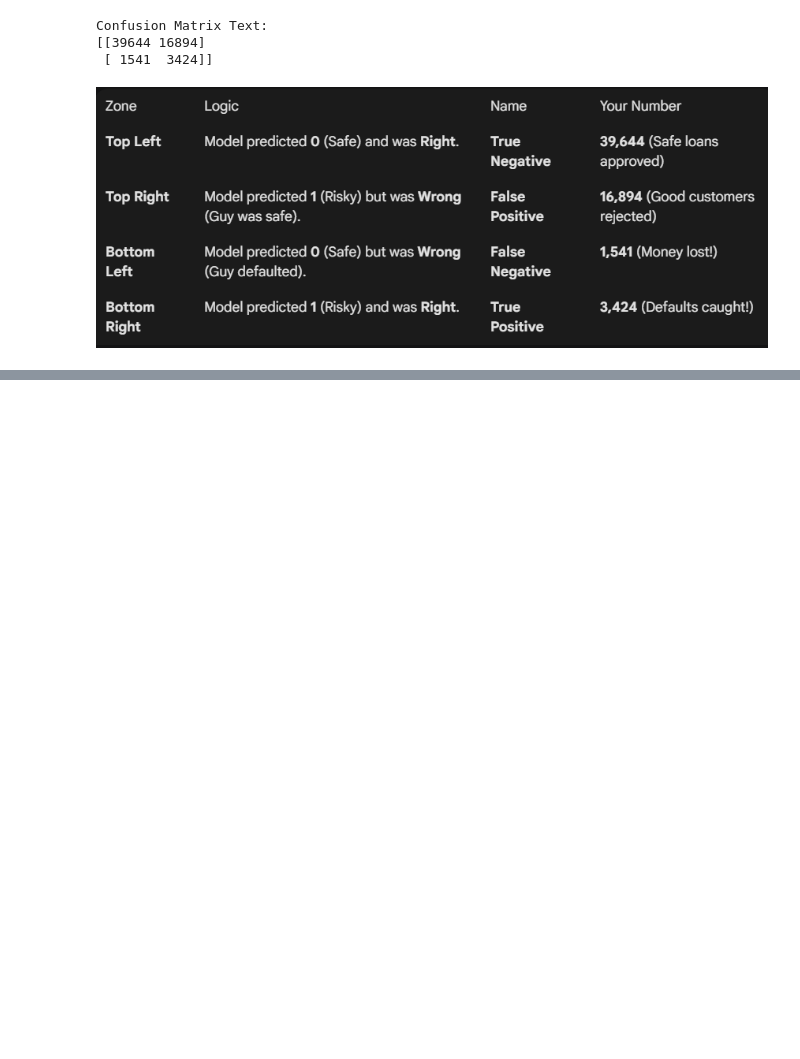
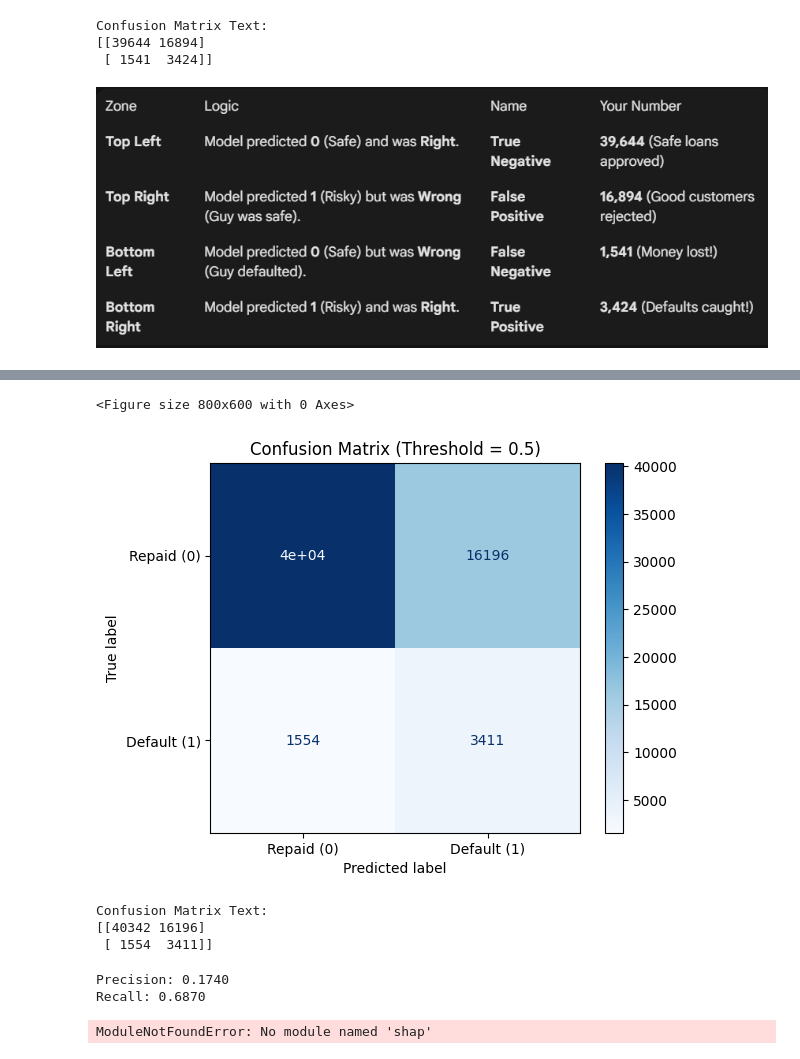
Before and after one commit to ronak-sumrani/Credit_Risk_Project, a Jupyter notebook: notebooks/03_training.ipynb, the cells around one changed output, grey strips where cells are left out. Drawn from its saved outputs; the diff is of its cells as text; code cells hidden in the pictures; blank space fills up the shorter version.

Commit message:
Created final model for un-merged dataset

```diff
--- a/notebooks/03_training.ipynb
+++ b/notebooks/03_training.ipynb
@@ -128,0 +140,12 @@ Model saved successfully to 'models/xgboost_credit_risk_v1.joblib'
+# %%
+import re
+
+# 1. CLEAN COLUMN NAMES
+# We use Regex to replace any character that is NOT a letter or number with '_'
+clean_columns = [re.sub(r'[^\w]', '_', col) for col in X_train.columns]
+
+# Apply to both Train and Test
+X_train.columns = clean_columns
+X_test.columns = clean_columns
+
+print("Column names cleaned!")
@@ -128,0 +213,35 @@ Model saved successfully to 'models/xgboost_credit_risk_v1.joblib'
+# %%
+from sklearn.metrics import confusion_matrix, ConfusionMatrixDisplay
+
+# CONFUSION MATRIX
+# We need to turn probabilities (0.87, 0.23) into hard decisions (1 or 0)
+# Let's assume if probability > 0.5, we reject the loan (Predict 1)
+y_pred = (y_pred_lgb > 0.5).astype(int)
+
+cm = confusion_matrix(y_test, y_pred)
+
+# Plot it
+plt.figure(figsize=(8, 6))
+ConfusionMatrixDisplay(confusion_matrix=cm, display_labels=['Repaid (0)', 'Default (1)']).plot(cmap='Blues')
+plt.title("Confusion Matrix (Threshold = 0.5)")
+plt.show()
+
+print("Confusion Matrix Text:")
+print(cm)
+# %% [output]
+<Figure size 800x600 with 0 Axes>
+[figure, added]
+Confusion Matrix Text:
+[[40342 16196]
+ [ 1554  3411]]
+# %%
+# Calculate Precision and Recall
+from sklearn.metrics import precision_score, recall_score, classification_report
+precision = precision_score(y_test, y_pred)
+recall = recall_score(y_test, y_pred)
+
+print(f"Precision: {precision:.4f}")
+print(f"Recall: {recall:.4f}")
+# %% [output]
+Precision: 0.1740
+Recall: 0.6870
@@ -128,0 +255,14 @@ Model saved successfully to 'models/xgboost_credit_risk_v1.joblib'
+# %%
+import shap
+import matplotlib.pyplot as plt
+
+# 1. Create the Explainer for LightGBM
+explainer = shap.TreeExplainer(lgb_model)
+shap_values = explainer.shap_values(X_test)
+
+# 2. Plot
+plt.title("Why does the model reject people? (Top Factors)")
+# Note: shap_values[1] is usually the positive class (Default) for binary classification
+shap.summary_plot(shap_values[1], X_test)
+# %% [output]
+ModuleNotFoundError: No module named 'shap'
```
Also changed, not shown: parts of 6 cells of this notebook, 4 other files.
